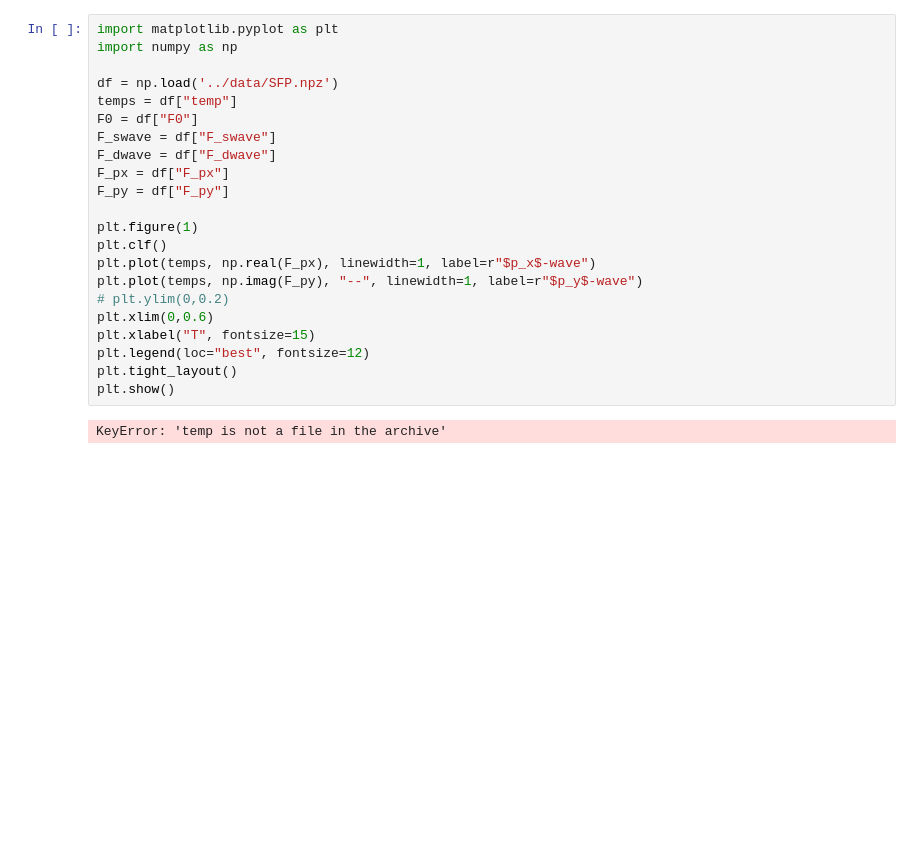
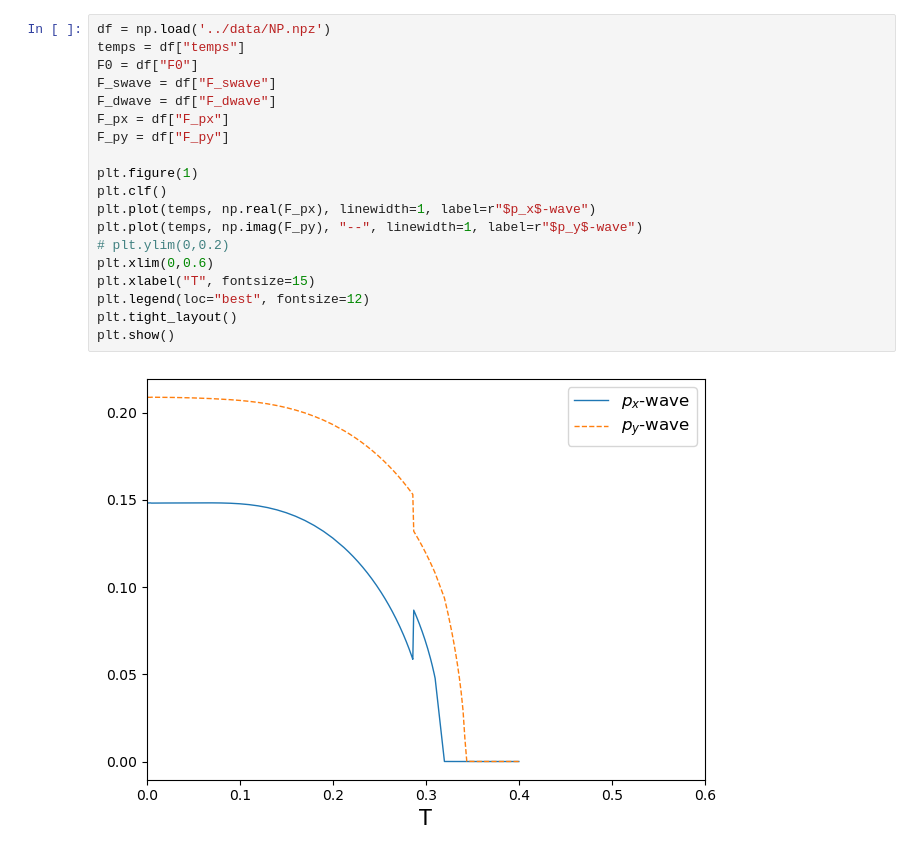
Before and after one commit to emilssp/master-thesis-codebase, a Jupyter notebook: cluster/notebooks/plot.ipynb, the cells around one changed output. Drawn from its saved outputs; the diff is of its cells as text; blank space fills up the shorter version.

```diff
--- a/cluster/notebooks/plot.ipynb
+++ b/cluster/notebooks/plot.ipynb
@@ -1,24 +29,21 @@
 # %%
-import matplotlib.pyplot as plt
-import numpy as np
-
-df = np.load('../data/SFP.npz')
-temps = df["temp"]
+df = np.load('../data/NP.npz')
+temps = df["temps"]
 F0 = df["F0"]
 F_swave = df["F_swave"]
 F_dwave = df["F_dwave"]
 F_px = df["F_px"]
 F_py = df["F_py"]
 
 plt.figure(1)
 plt.clf()
 plt.plot(temps, np.real(F_px), linewidth=1, label=r"$p_x$-wave")
 plt.plot(temps, np.imag(F_py), "--", linewidth=1, label=r"$p_y$-wave")
 # plt.ylim(0,0.2)
 plt.xlim(0,0.6)
 plt.xlabel("T", fontsize=15)
 plt.legend(loc="best", fontsize=12)
 plt.tight_layout()
 plt.show()
 # %% [output]
-KeyError: 'temp is not a file in the archive'
+[figure, added]
```
Also changed, not shown: parts of 5 cells of this notebook, 26 other files.
